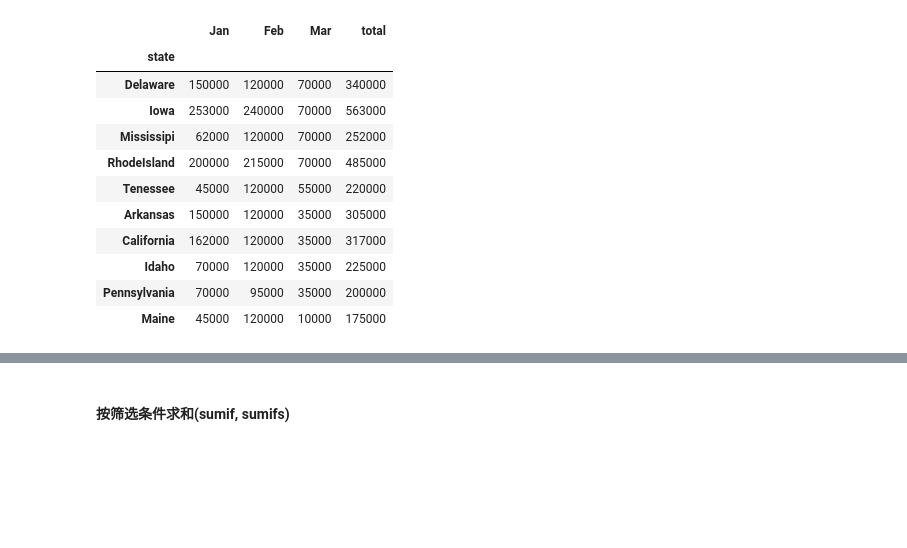
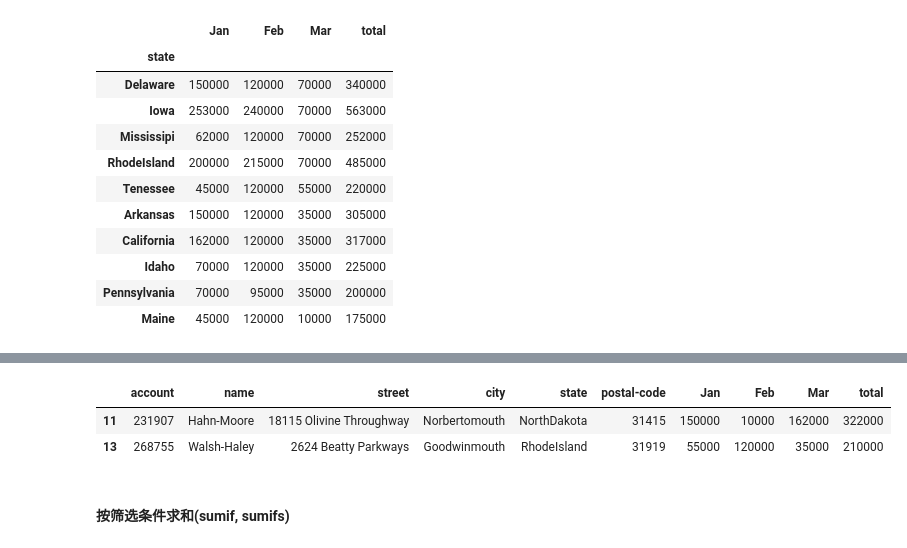
Before and after one commit to Nullicc/Pandas_Practice, a Jupyter notebook: Common Excel Tasks Demonstrated in Pandas.ipynb, the cells around one changed output, grey strips where cells are left out. Drawn from its saved outputs; the diff is of its cells as text; code cells hidden in the pictures; blank space fills up the shorter version.

```diff
--- a/Common Excel Tasks Demonstrated in Pandas.ipynb
+++ b/Common Excel Tasks Demonstrated in Pandas.ipynb
@@ -338,3 +368,9 @@ df_sub.loc[(df_sub["Jan"] == 70000) | (df_sub["Feb"]>100000)].sort_values(['Mar'
+# %%
+df[df["city"].map(lambda x: x.endswith('th')) & (df["Jan"] > 10000)]
+# %% [output]
+|  | account | name | street | city | state | postal-code | Jan | Feb | Mar | total |
+| 11 | 231907 | Hahn-Moore | 18115 Olivine Throughway | Norbertomouth | NorthDakota | 31415 | 150000 | 10000 | 162000 | 322000 |
+| 13 | 268755 | Walsh-Haley | 2624 Beatty Parkways | Goodwinmouth | RhodeIsland | 31919 | 55000 | 120000 | 35000 | 210000 |
 # %% [markdown]
 #### 按筛选条件求和(sumif, sumifs)
 # %%
```
Also changed, not shown: parts of 3 cells of this notebook.
